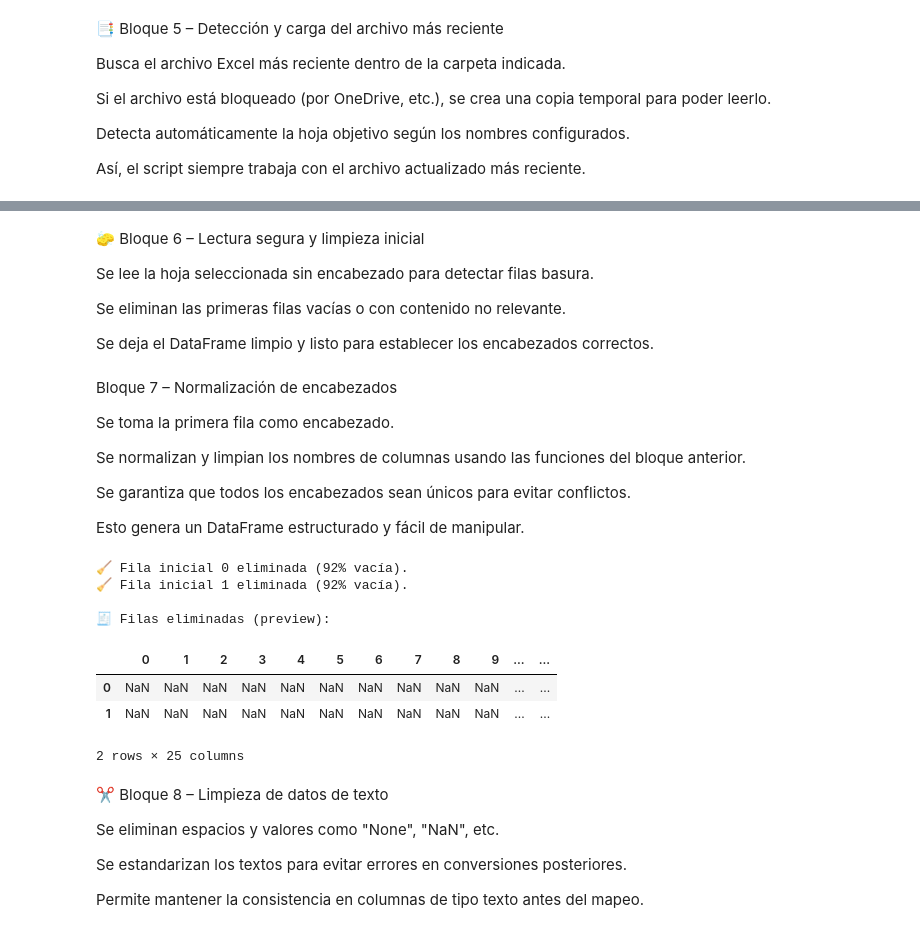
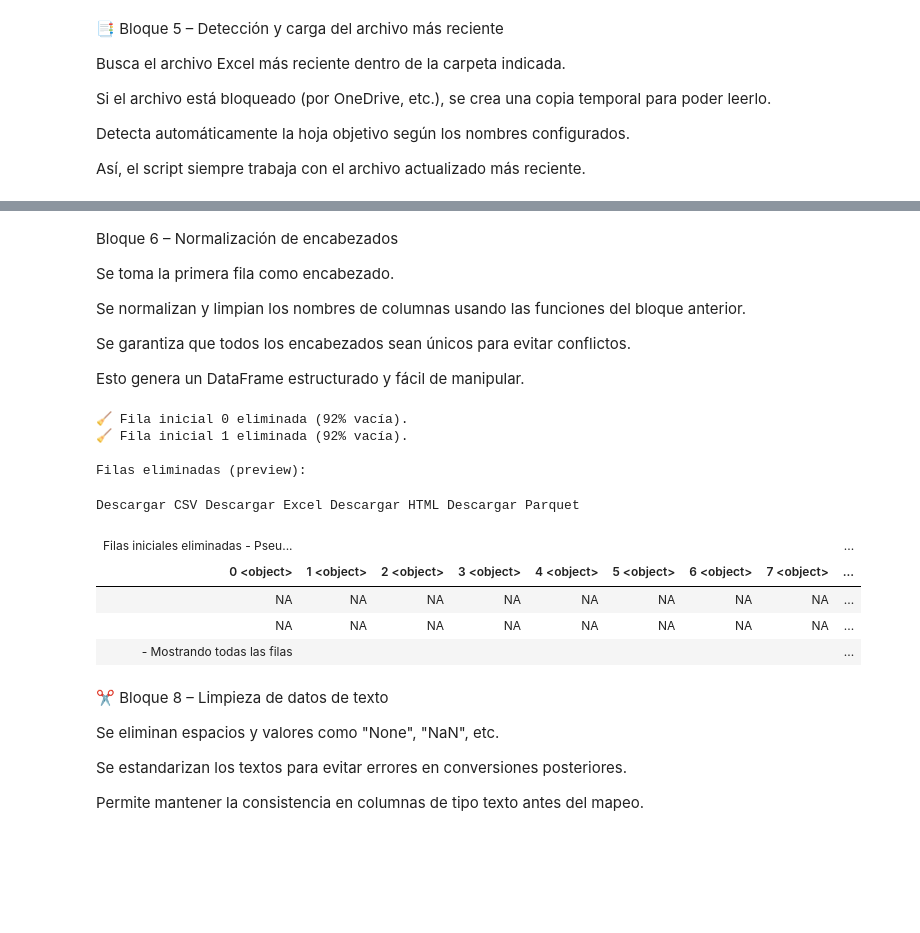
Before and after one commit to sura-movilidad/traspaso-innominados, a Jupyter notebook: new_source/new_notebooks/Conosur.ipynb, the cells around one changed output, grey strips where cells are left out. Cells and saved outputs as stored; diff of their text form; code cells hidden in the pictures; blank space fills up the shorter version.

```diff
--- a/new_source/new_notebooks/Conosur.ipynb
+++ b/new_source/new_notebooks/Conosur.ipynb
@@ -202,8 +202,0 @@ Hojas: ['resumen', 'Cesantia_Conosur']
-# %% [markdown]
-🧽 Bloque 6 – Lectura segura y limpieza inicial
-
-Se lee la hoja seleccionada sin encabezado para detectar filas basura.
-
-Se eliminan las primeras filas vacías o con contenido no relevante.
-
-Se deja el DataFrame limpio y listo para establecer los encabezados correctos.
@@ -264,5 +203,5 @@ def drop_initial_empty_rows(df: pd.DataFrame, max_check_rows=2, empty_threshold=
 # %% [markdown]
-Bloque 7 – Normalización de encabezados
+Bloque 6 – Normalización de encabezados
 
 Se toma la primera fila como encabezado.
 
@@ -273,52 +212,47 @@ Se garantiza que todos los encabezados sean únicos para evitar conflictos.
 Esto genera un DataFrame estructurado y fácil de manipular.
 # %%
 io = _tmp_copy_path if _tmp_copy_path else archivo_origen
-df_raw0 = read_excel_safe_no_header(io, target)
+df_raw0 = fun.read_excel_safe_no_header(io, target)
 
 # Elimina hasta 2 filas iniciales si están mayormente vacías
-df_raw0, _removed_preview = drop_initial_empty_rows(
+df_raw0, _removed_preview = fun.drop_initial_empty_rows(
     df_raw0, max_check_rows=2, empty_threshold=0.8, verbose=True
 )
 
 if df_raw0.empty:
     raise SystemExit("El archivo quedó sin datos tras eliminar filas iniciales.")
 
-def make_unique(names):
-    seen = {}
-    out = []
-    for n in names:
-        base = n if n else "col"
-        if base not in seen:
-            seen[base] = 1
-            out.append(base)
-        else:
-            seen[base] += 1
-            out.append(f"{base}_{seen[base]}")
-    return out
-
-
+# Tomar fila 0 como encabezado (string)
 header_row = df_raw0.iloc[0].astype(str).fillna("").tolist()
 
-norm_cols = [fun.normalize_name(x) if fun.normalize_name(x) else f"col_{i+1}" for i, x in enumerate(header_row)]
+# Normalizar nombres de columnas
+norm_cols = [
+    fun.normalize_name(x) if fun.normalize_name(x) else f"col_{i+1}"
+    for i, x in enumerate(header_row)
+]
 
-norm_cols = make_unique(norm_cols)
+# Hacer únicos (asumes que ya tienes fun.make_unique)
+norm_cols = fun.make_unique(norm_cols)
 
+# Construir DF final
 df_raw = df_raw0.iloc[1:].reset_index(drop=True).copy()
 df_raw.columns = norm_cols
 
-
+# Revisar duplicados (por seguridad extra)
 dups = [c for c in df_raw.columns if df_raw.columns.tolist().count(c) > 1]
 if dups:
     print("Aún hay duplicados inesperados en columnas:", sorted(set(dups)))
 # %% [output]
 🧹 Fila inicial 0 eliminada (92% vacía).
 🧹 Fila inicial 1 eliminada (92% vacía).
 
-🧾 Filas eliminadas (preview):
+Filas eliminadas (preview):
+Descargar CSV Descargar Excel Descargar HTML Descargar Parquet
-|  | 0 | 1 | 2 | 3 | 4 | 5 | 6 | 7 | 8 | 9 | ... | ... |
-| 0 | NaN | NaN | NaN | NaN | NaN | NaN | NaN | NaN | NaN | NaN | ... | ... |
-| 1 | NaN | NaN | NaN | NaN | NaN | NaN | NaN | NaN | NaN | NaN | ... | ... |
+| Filas iniciales eliminadas - Pseu... |  |  |  |  |  |  |  | ... |
+| 0 <object> | 1 <object> | 2 <object> | 3 <object> | 4 <object> | 5 <object> | 6 <object> | 7 <object> | ... |
+| NA | NA | NA | NA | NA | NA | NA | NA | ... |
+| NA | NA | NA | NA | NA | NA | NA | NA | ... |
+| - Mostrando todas las filas |  |  |  |  |  |  |  | ... |
-2 rows × 25 columns
 # %% [markdown]
 ✂️ Bloque 8 – Limpieza de datos de texto
 
```
Also changed, not shown: parts of 18 cells of this notebook, 1 other file.
